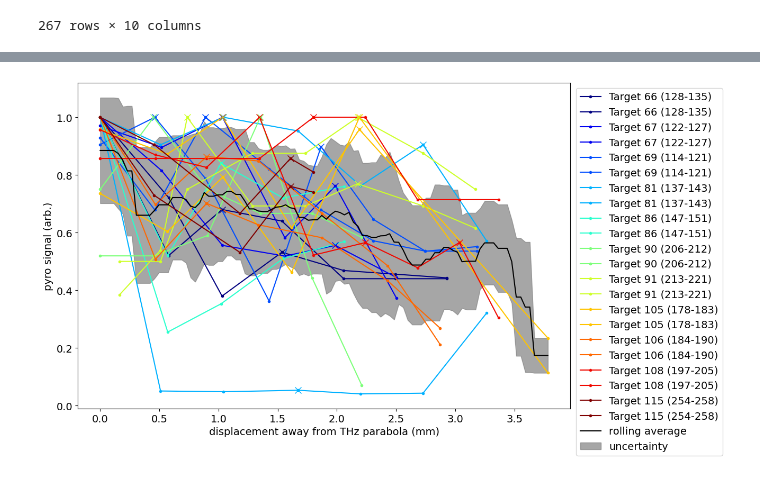
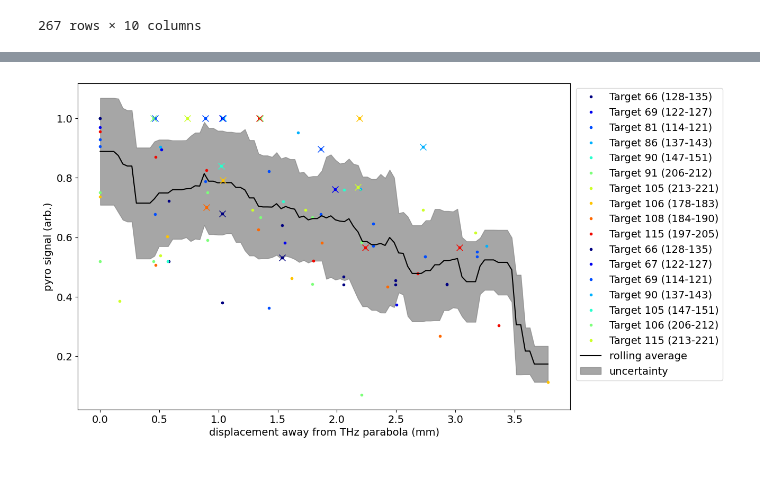
Before and after one commit to Jammi-Dodgers/celia_analysis, a Jupyter notebook: CELIA_ANALYSIS.ipynb, the cells around one changed output, grey strips where cells are left out. Cells and saved outputs as stored; diff of their text form; code cells hidden in the pictures.

Commit message:
Added inderpendent selection of channels and targets

```diff
--- a/CELIA_ANALYSIS.ipynb
+++ b/CELIA_ANALYSIS.ipynb
@@ -136,13 +138,12 @@ pd.DataFrame(shotsheet)
 | 266 | NaN | NaN | NaN | NaN | NaN | NaN | NaN | NaN |
 267 rows × 8 columns
 # %%
-targets = [66,67,69,81,86,90,91,105,106,108,115] #shotsheet["TARGET NUMBER"]
-channels = ["Ch2","Ch3"]
+targets = {"Ch2": [66,69,81,86,90,91,105,106,108,115],
+           "Ch3": [66,67,69,90,105,106,115]}
 
-shots = [[shotsheet["SHOT #"][n] for n in range(total_number_of_shots) if shotsheet["TARGET NUMBER"][n] == target] for target in targets] #find the respective shots for these targets
-shots = flatten_2d_list(shots)
+shots = {ch: [shotsheet["SHOT #"][n] for t in target for n in range(total_number_of_shots) if shotsheet["TARGET NUMBER"][n] == t] for ch, target in targets.items()} #find the respective shots for these targets
 
-pyro = read_diagnostic_data(shots, channels, silent= True)
+pyro = read_diagnostic_data(shots, silent= True)
 pyro = {key: [np.abs(np.nanmin(ch)) for ch in pyro[key]] if key != "shot" else pyro["shot"] for key in pyro.keys()} #find the minima of every channel
 
 for key in pyro.keys():
@@ -167,14 +168,16 @@ pd.DataFrame(shotsheet)
 | 266 | NaN | NaN | NaN | NaN | NaN | NaN | NaN | NaN | NaN | ... |
 267 rows × 10 columns
 # %%
+flat_targets = np.unique(flatten_2d_list(targets.values())) #create a list of targets without channel infomation
+
 ### initialise
 dataset = {}
-dataset["d"] = [[shotsheet["d"][n] for n in range(total_number_of_shots) if shotsheet["TARGET NUMBER"][n] == target] for target in targets] # displacement must also be initialised because it determines which data sets are valid
+dataset["d"] = [[shotsheet["d"][n] for n in range(total_number_of_shots) if shotsheet["TARGET NUMBER"][n] == target] for target in flat_targets] # displacement must also be initialised because it determines which data sets are valid
 
 ### loop over all other data sets
 for key in shotsheet.keys():
     if key != "d":
-        dataset[key] = [[shotsheet[key][n] for n in range(total_number_of_shots) if shotsheet["TARGET NUMBER"][n] == target] for target in targets] #change shape so that shots on the same target are grouped together
+        dataset[key] = [[shotsheet[key][n] for n in range(total_number_of_shots) if shotsheet["TARGET NUMBER"][n] == target] for target in flat_targets] #change shape so that shots on the same target are grouped together
         dataset[key] = [target for m, target in enumerate(dataset[key]) if len(dataset["d"][m]) > 0] #filter out targets with no displacement data. (targets that were never shot)
     if key in ["TARGET NUMBER","Wheel"]:
         dataset[key] = [target[0] for target in dataset[key]] #these do not change when the target number is constant. Remove list.
@@ -201,7 +204,7 @@ pd.DataFrame(dataset)
 peaks, peak_heights = {}, {}
 
 ### loop over all channels
-for ch in channels:
+for ch in targets.keys():
     dataset[ch] = [np.array(target)/np.nanmax(target) for target in dataset[ch]] #normalise all channels (to 1)
 
     peaks[ch] = [spsig.find_peaks(target)[0] for target in dataset[ch]] #find the index location of every peak in every target
@@ -211,4 +214,4 @@ for ch in channels:
 rolling_width = 0.3 #half width
 number_of_rolling_points = 100
 
-rolling_points, rolling_average, rolling_uncertainty = roll_average([dataset["d"] for ch in channels], [dataset[ch] for ch in channels], rolling_width, number_of_rolling_points)
+rolling_points, rolling_average, rolling_uncertainty = roll_average([dataset["d"] for ch in targets.keys()], [dataset[ch] for ch in targets.keys()], rolling_width, number_of_rolling_points)
@@ -267,37 +267,38 @@ colours = [colourmap(value) for value in colourvalue] #openai did this bit for m
 fig, axs = plt.subplots(figsize= (12,8))
 
 [axs.plot(dataset["d"][n],
           dataset[ch][n],
           color= colours[n],
-          label= "Target {0:d} ({1:d}-{2:d})".format(int(target), int(dataset["SHOT #"][n][0]), int(dataset["SHOT #"][n][-1])),
-          marker = ".")
-          for n, target in enumerate(dataset["TARGET NUMBER"])
-          for ch in channels]
+          label= "Target {0:d} ({1:d}-{2:d})".format(int(t), int(dataset["SHOT #"][n][0]), int(dataset["SHOT #"][n][-1])),
+          marker = ".",
+          linestyle= "None")
+          for ch, target in targets.items()
+          for n, t in enumerate(target)]
 
 axs.plot(rolling_points,
         rolling_average,
         color= "k",
         label= "rolling average")
 axs.fill_between(rolling_points,
                  np.subtract(rolling_average, rolling_uncertainty),
                  np.add(rolling_average, rolling_uncertainty),
                  color= "gray",
                  alpha= 0.7,
                  label= "uncertainty")
 
 [axs.plot(peaks[ch][n],
           peak_heights[ch][n],
           marker= "x",
           markersize= 8,
           linestyle= "None",
           color= colours[n])
-          for n in range(number_of_targets)
-          for ch in channels]
+          for ch, target in targets.items()
+          for n, t in enumerate(target)]
 
 axs.set(xlabel= "displacement away from THz parabola (mm)", ylabel= "pyro signal (arb.)")
 
 plt.legend(loc= "upper right", bbox_to_anchor=(1.32, 1))
 #plt.ylim(0,1.25)
 plt.show()
 # %% [output]
-[figure, old version]
+[figure, new version]
```
Also changed, not shown: parts of 5 cells of this notebook, 1 other file.
